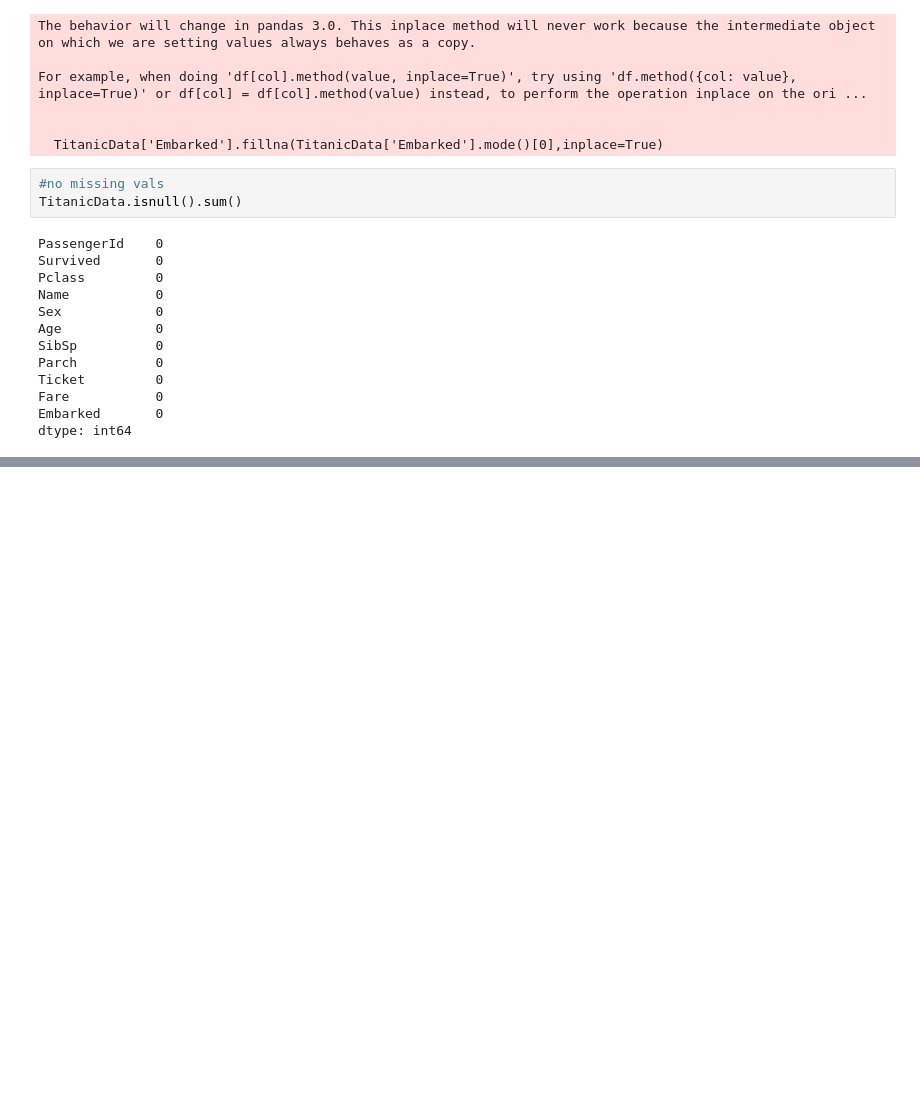
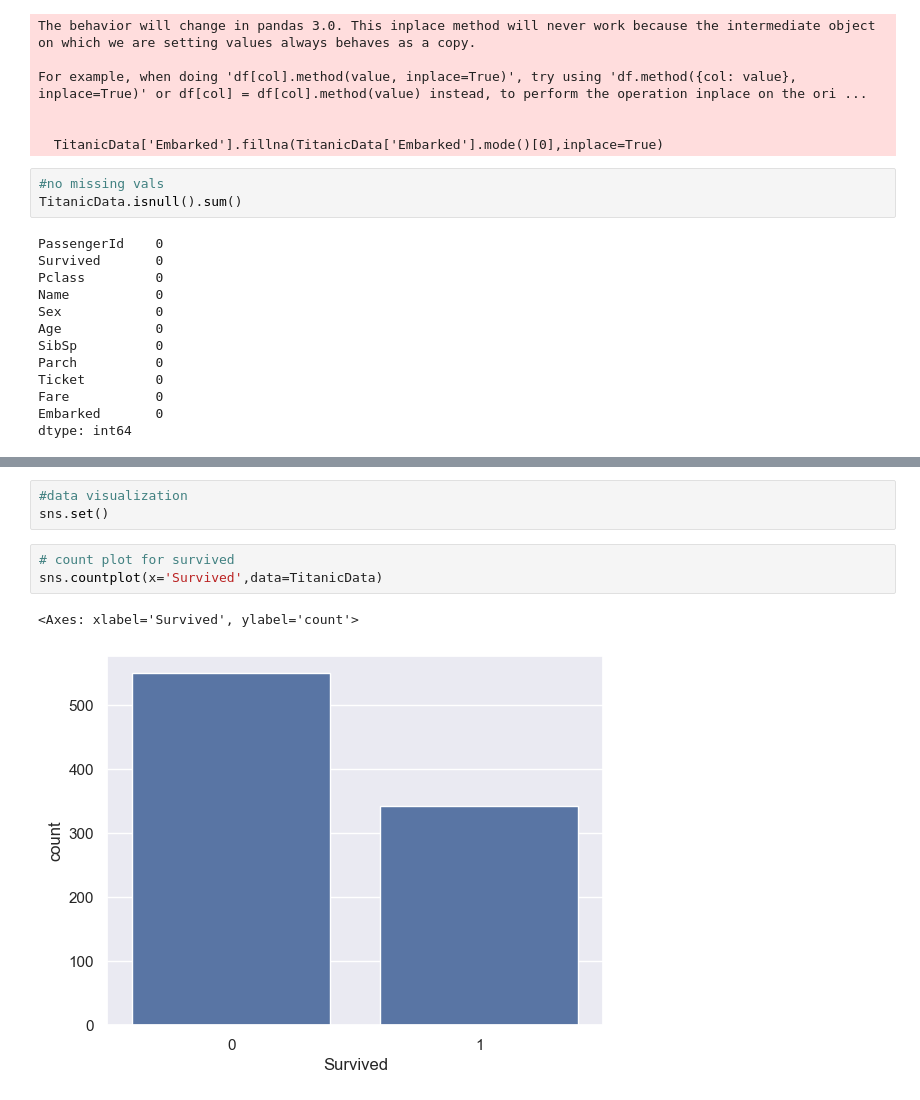
Before and after one commit to bakwasbandd/TitanicSurvivalPrediction, a Jupyter notebook: SurvivalPred.ipynb, the cells around one changed output, grey strips where cells are left out. Saved outputs shown, nothing was run; the diff lists cells and outputs as text; blank space fills up the shorter version.

```diff
--- a/SurvivalPred.ipynb
+++ b/SurvivalPred.ipynb
@@ -139,0 +161,9 @@ dtype: int64
+# %%
+#data visualization
+sns.set()
+# %%
+# count plot for survived
+sns.countplot(x='Survived',data=TitanicData)
+# %% [output]
+<Axes: xlabel='Survived', ylabel='count'>
+[figure, added]
```
Also changed, not shown: parts of 16 cells of this notebook.
